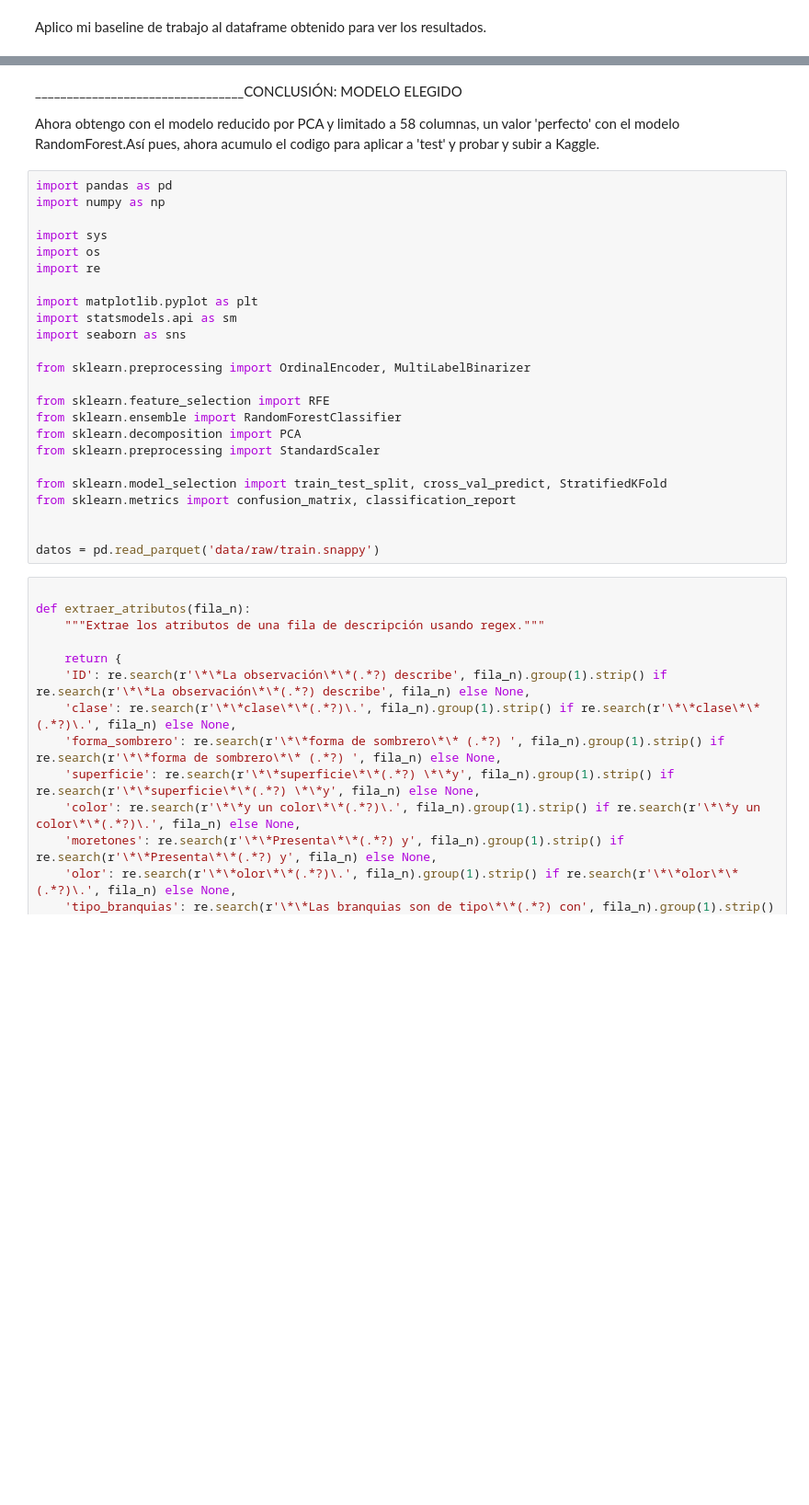
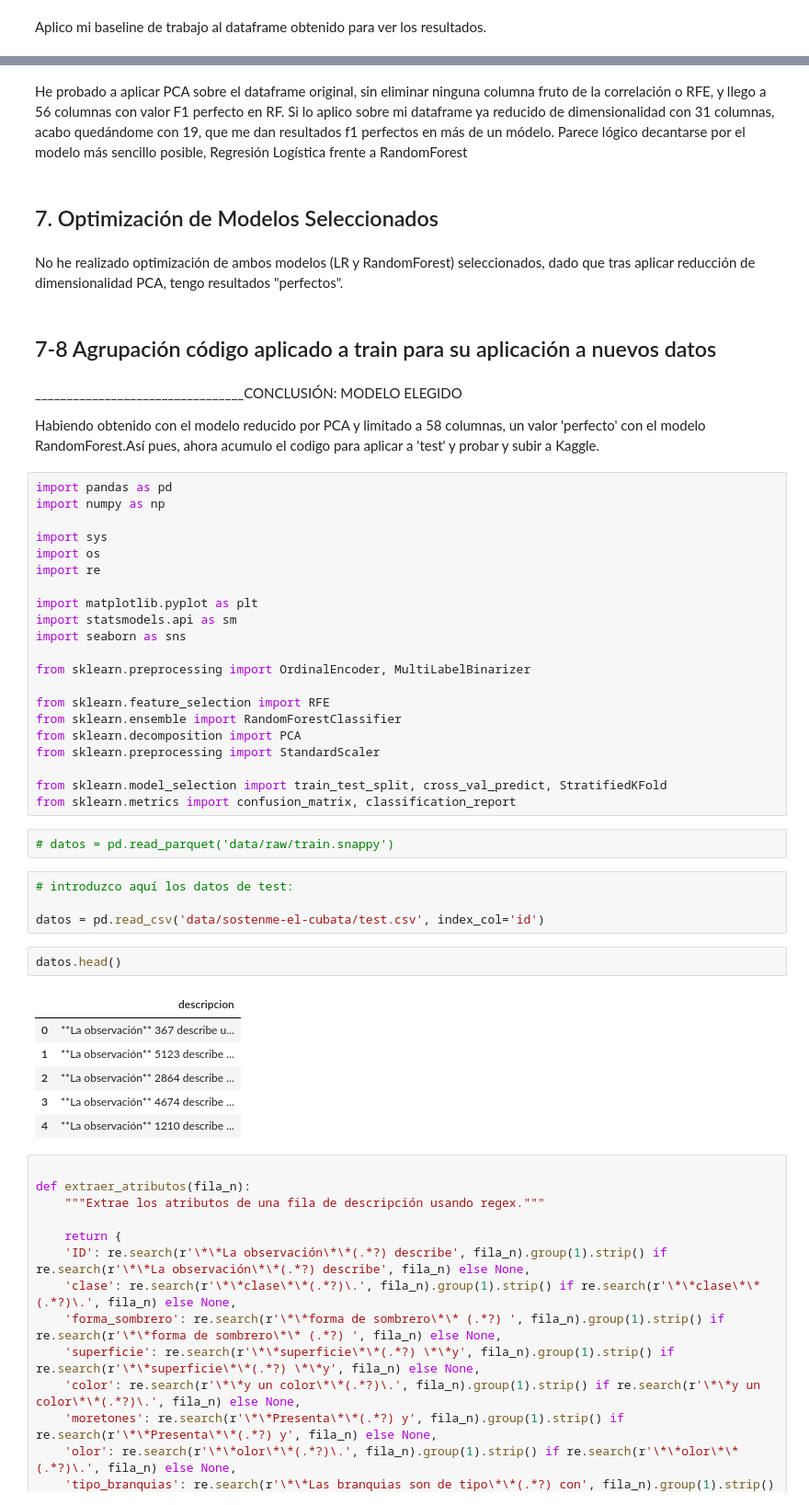
Before and after one commit to angelgvill/DS102024, a Jupyter notebook: 3-MachineLearning/2-Supervisado/Ejercicios/ejercicio_Kaggle2_setas.ipynb, the cells around one changed output, grey strips where cells are left out. Shown at 92% size. Cells and saved outputs as stored; diff of their text form; blank space fills up the shorter version.

```diff
--- a/3-MachineLearning/2-Supervisado/Ejercicios/ejercicio_Kaggle2_setas.ipynb
+++ b/3-MachineLearning/2-Supervisado/Ejercicios/ejercicio_Kaggle2_setas.ipynb
@@ -652,7 +1087,15 @@ print(resultados)
+# %% [markdown]
+He probado a aplicar PCA sobre el dataframe original, sin eliminar ninguna columna fruto de la correlación o RFE, y llego a 56 columnas con valor F1 perfecto en RF. Si lo aplico sobre mi dataframe ya reducido de dimensionalidad con 31 columnas, acabo quedándome con 19, que me dan resultados f1 perfectos en más de un módelo. Parece lógico decantarse por el modelo más sencillo posible, Regresión Logística frente a RandomForest
+# %% [markdown]
+## 7. Optimización de Modelos Seleccionados
+# %% [markdown]
+No he realizado optimización de ambos modelos (LR y RandomForest) seleccionados, dado que tras aplicar reducción de dimensionalidad PCA, tengo resultados "perfectos".
+# %% [markdown]
+## 7-8 Agrupación código aplicado a train para su aplicación a nuevos datos
 # %% [markdown]
 _________________________________CONCLUSIÓN: MODELO ELEGIDO
 
-Ahora obtengo con el modelo reducido por PCA y limitado a 58 columnas, un valor 'perfecto' con el modelo RandomForest.Así pues, ahora acumulo el codigo para aplicar a 'test' y probar y subir a Kaggle.
+Habiendo obtenido con el modelo reducido por PCA y limitado a 58 columnas, un valor 'perfecto' con el modelo RandomForest.Así pues, ahora acumulo el codigo para aplicar a 'test' y probar y subir a Kaggle.
 # %%
 import pandas as pd
 import numpy as np
@@ -674,9 +1117,21 @@ from sklearn.preprocessing import StandardScaler
 
 from sklearn.model_selection import train_test_split, cross_val_predict, StratifiedKFold
 from sklearn.metrics import confusion_matrix, classification_report
-
-
-datos = pd.read_parquet('data/raw/train.snappy')
+# %%
+# datos = pd.read_parquet('data/raw/train.snappy')
+# %%
+# introduzco aquí los datos de test:
+
+datos = pd.read_csv('data/sostenme-el-cubata/test.csv', index_col='id')
+# %%
+datos.head()
+# %% [output]
+|  | descripcion |
+| 0 | **La observación** 367 describe u... |
+| 1 | **La observación** 5123 describe ... |
+| 2 | **La observación** 2864 describe ... |
+| 3 | **La observación** 4674 describe ... |
+| 4 | **La observación** 1210 describe ... |
 # %%
 
 def extraer_atributos(fila_n):
```
Also changed, not shown: parts of 70 cells of this notebook.
